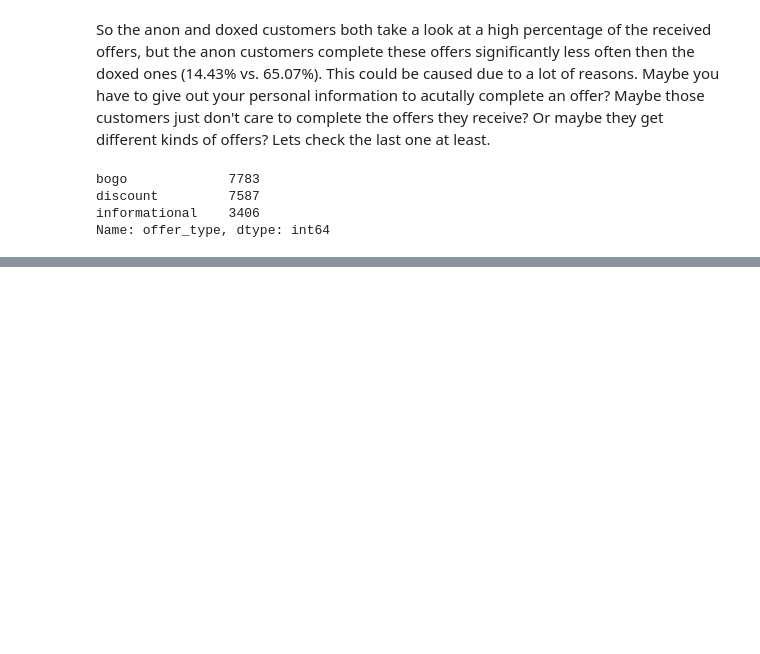
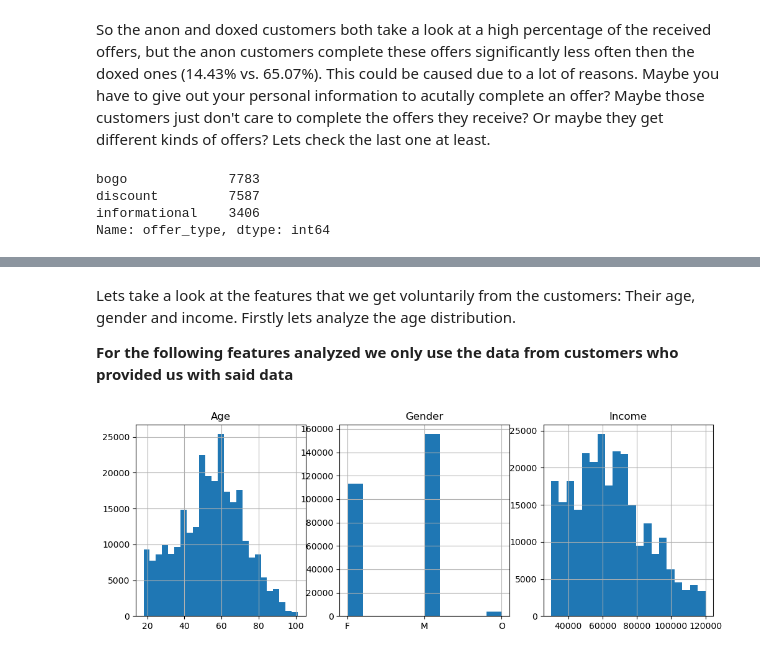
Before and after one commit to Daniel-Hutcheson/starbucks_capstone_project, a Jupyter notebook: Starbucks_Capstone_notebook.ipynb, the cells around one changed output, grey strips where cells are left out. Saved outputs shown, nothing was run; the diff lists cells and outputs as text; code cells hidden in the pictures; blank space fills up the shorter version.

Commit message:
continued data exploration

```diff
--- a/Starbucks_Capstone_notebook.ipynb
+++ b/Starbucks_Capstone_notebook.ipynb
@@ -778,0 +813,19 @@ Name: offer_type, dtype: int64
+# %% [markdown]
+Lets take a look at the features that we get voluntarily from the customers: Their age, gender and income. Firstly lets analyze the age distribution.
+
+**For the following features analyzed we only use the data from customers who provided us with said data**
+# %%
+fig, axes = plt.subplots(1,3, figsize=(12,4))
+
+data_doxed.age.hist(ax=axes[0], bins=25)
+axes[0].set_title('Age')
+
+data_doxed.gender.hist(ax=axes[1])
+axes[1].set_title('Gender')
+
+data_doxed.income.hist(ax=axes[2], bins=20)
+axes[2].set_title('Income')
+
+plt.show()
+# %% [output]
+[figure, added]
```
Also changed, not shown: parts of 7 cells of this notebook.
